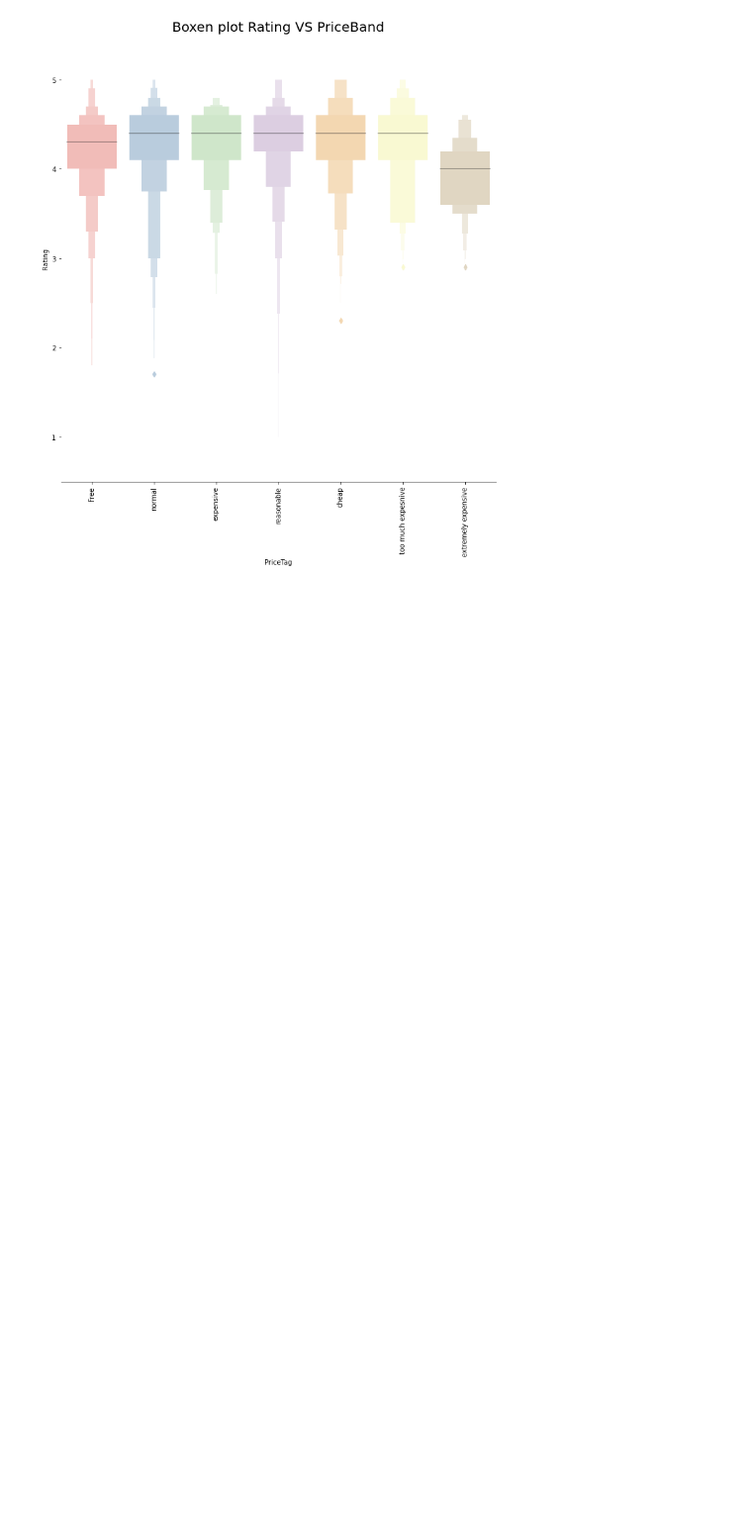
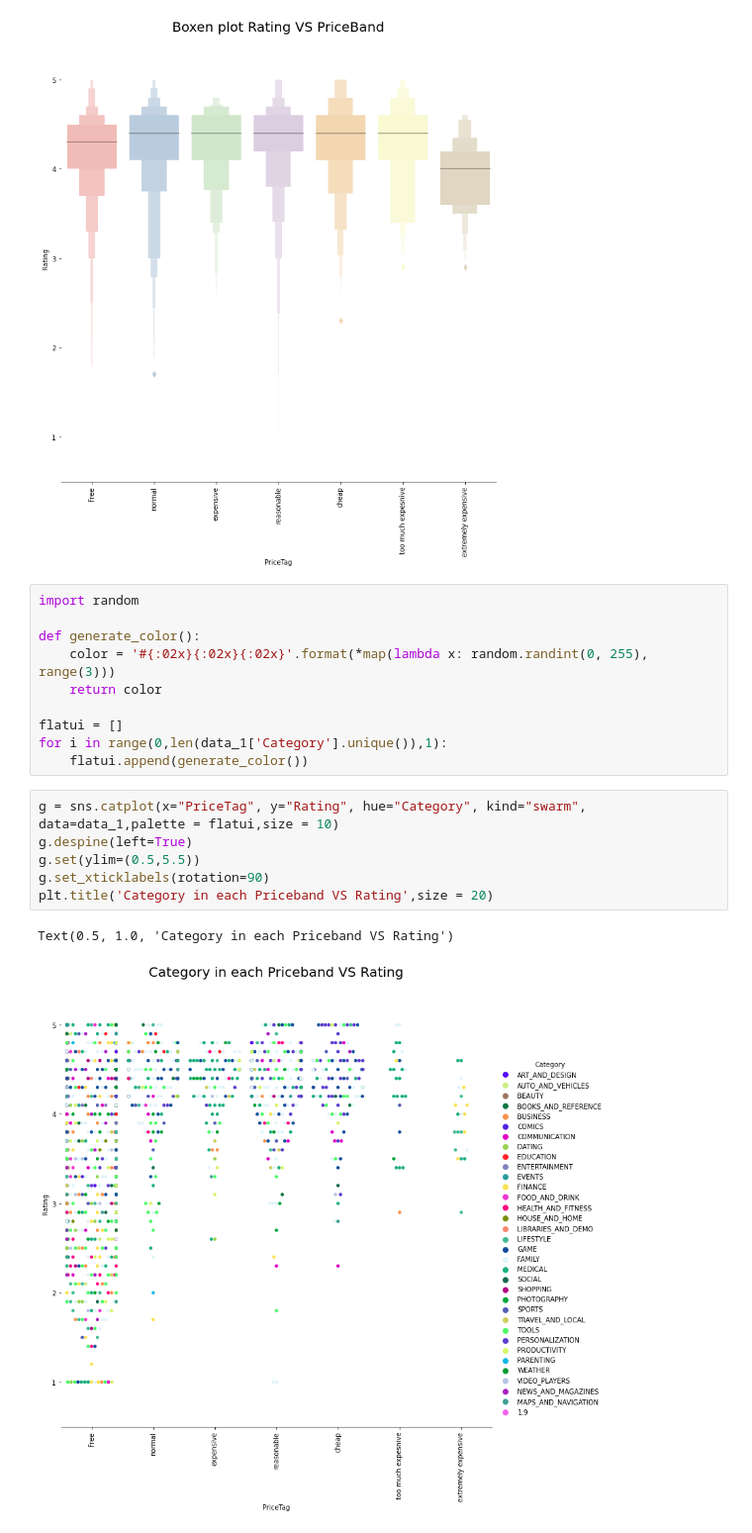
Before and after one commit to Shaheer-Imam/Data-Science, a Jupyter notebook: EDA/Google play apps EDA.ipynb, the cells around one changed output. Shown at 99% size. Cells and saved outputs as stored; diff of their text form; blank space fills up the shorter version.

Commit message:
Price and Rating comparision added

```diff
--- a/EDA/Google play apps EDA.ipynb
+++ b/EDA/Google play apps EDA.ipynb
@@ -568,3 +568,22 @@ plt.title('Boxen plot Rating VS PriceBand',size = 20)
 # %% [output]
 Text(0.5, 1.0, 'Boxen plot Rating VS PriceBand')
 [figure]
+# %%
+import random
+
+def generate_color():
+    color = '#{:02x}{:02x}{:02x}'.format(*map(lambda x: random.randint(0, 255), range(3)))
+    return color
+
+flatui = []
+for i in range(0,len(data_1['Category'].unique()),1):
+    flatui.append(generate_color())
+# %%
+g = sns.catplot(x="PriceTag", y="Rating", hue="Category", kind="swarm", data=data_1,palette = flatui,size = 10)
+g.despine(left=True)
+g.set(ylim=(0.5,5.5))
+g.set_xticklabels(rotation=90)
+plt.title('Category in each Priceband VS Rating',size = 20)
+# %% [output]
+Text(0.5, 1.0, 'Category in each Priceband VS Rating')
+[figure, added]
```
Also changed, not shown: parts of 1 cell of this notebook.
